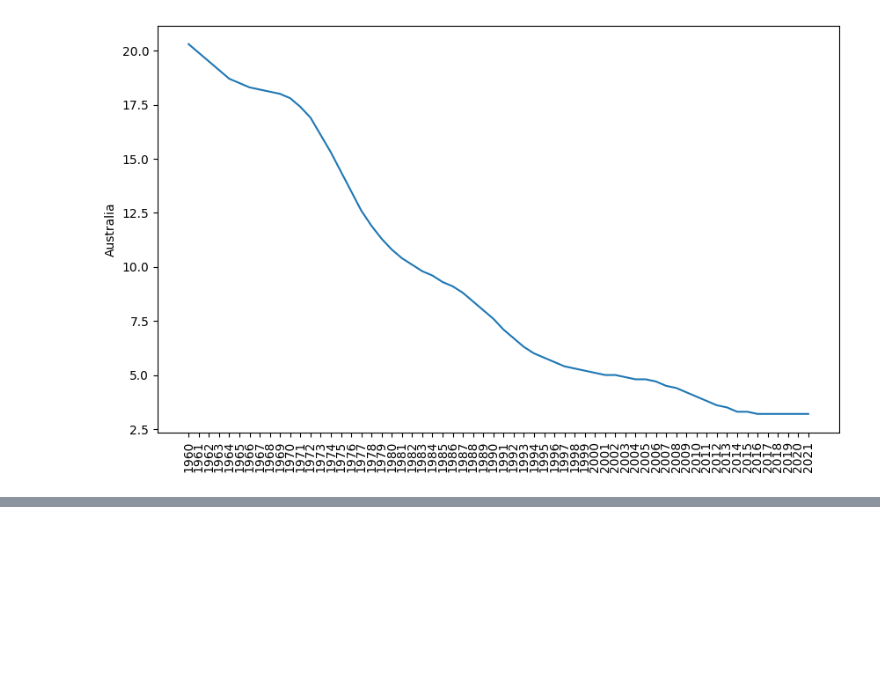
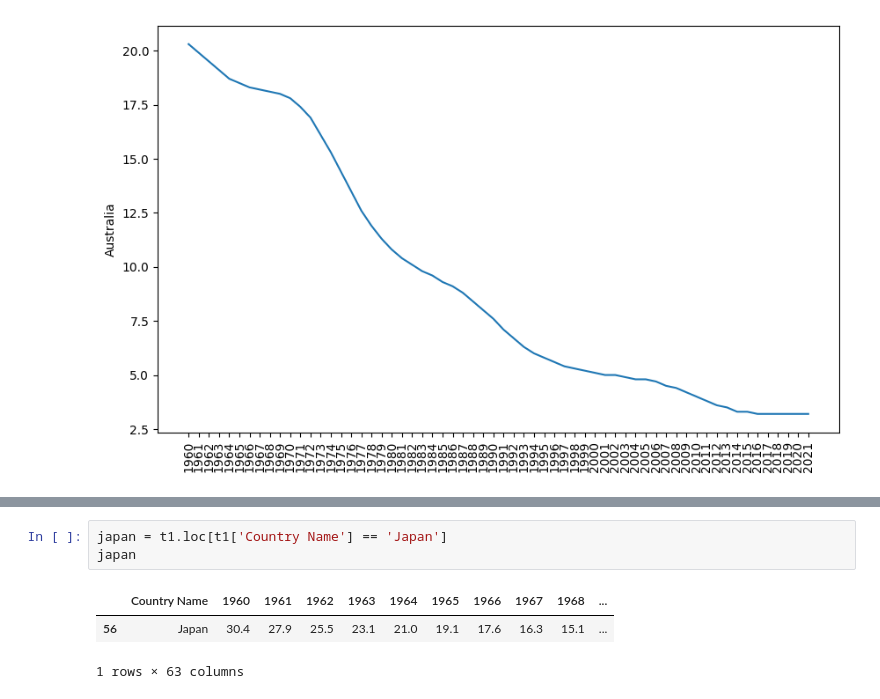
Before and after one commit to Kowallskiy/world_education, a Jupyter notebook: mortality.ipynb, the cells around one changed output, grey strips where cells are left out. Cells and saved outputs as stored; diff of their text form; blank space fills up the shorter version.

```diff
--- a/mortality.ipynb
+++ b/mortality.ipynb
@@ -75,0 +136,7 @@ plt.show()
+# %%
+japan = t1.loc[t1['Country Name'] == 'Japan']
+japan
+# %% [output]
+|  | Country Name | 1960 | 1961 | 1962 | 1963 | 1964 | 1965 | 1966 | 1967 | 1968 | ... |
+| 56 | Japan | 30.4 | 27.9 | 25.5 | 23.1 | 21.0 | 19.1 | 17.6 | 16.3 | 15.1 | ... |
+1 rows × 63 columns
```
Also changed, not shown: parts of 8 cells of this notebook.
